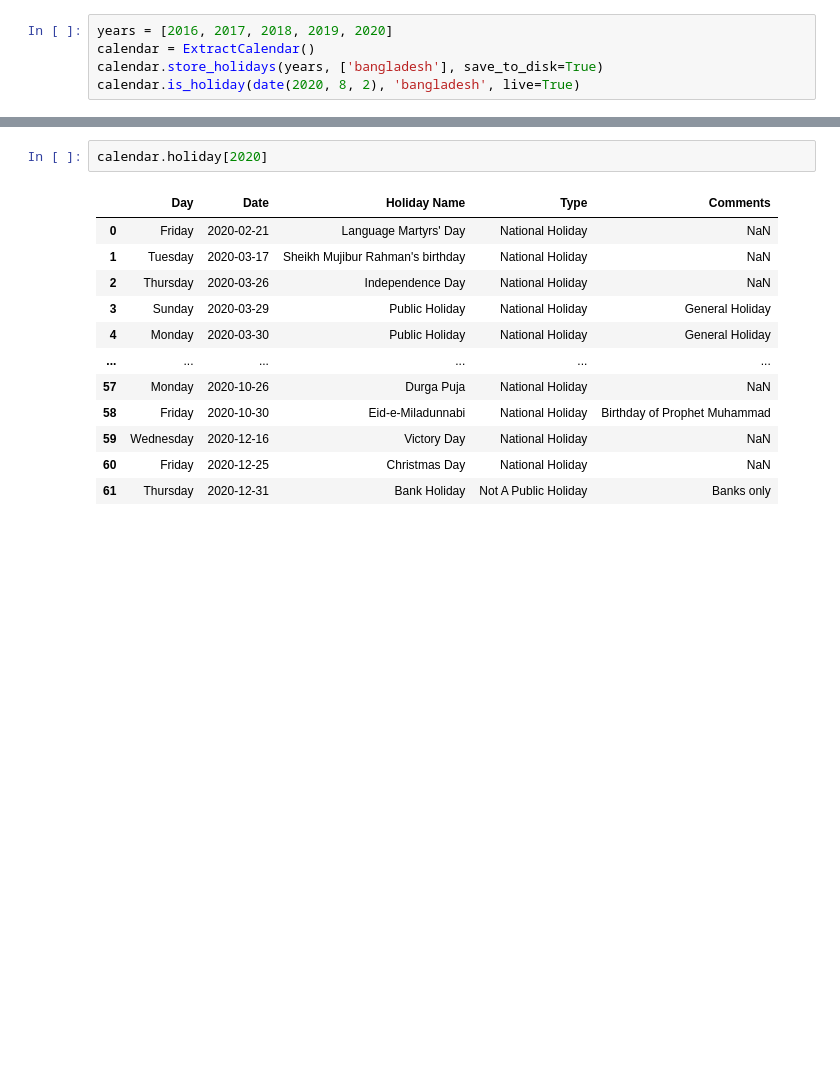
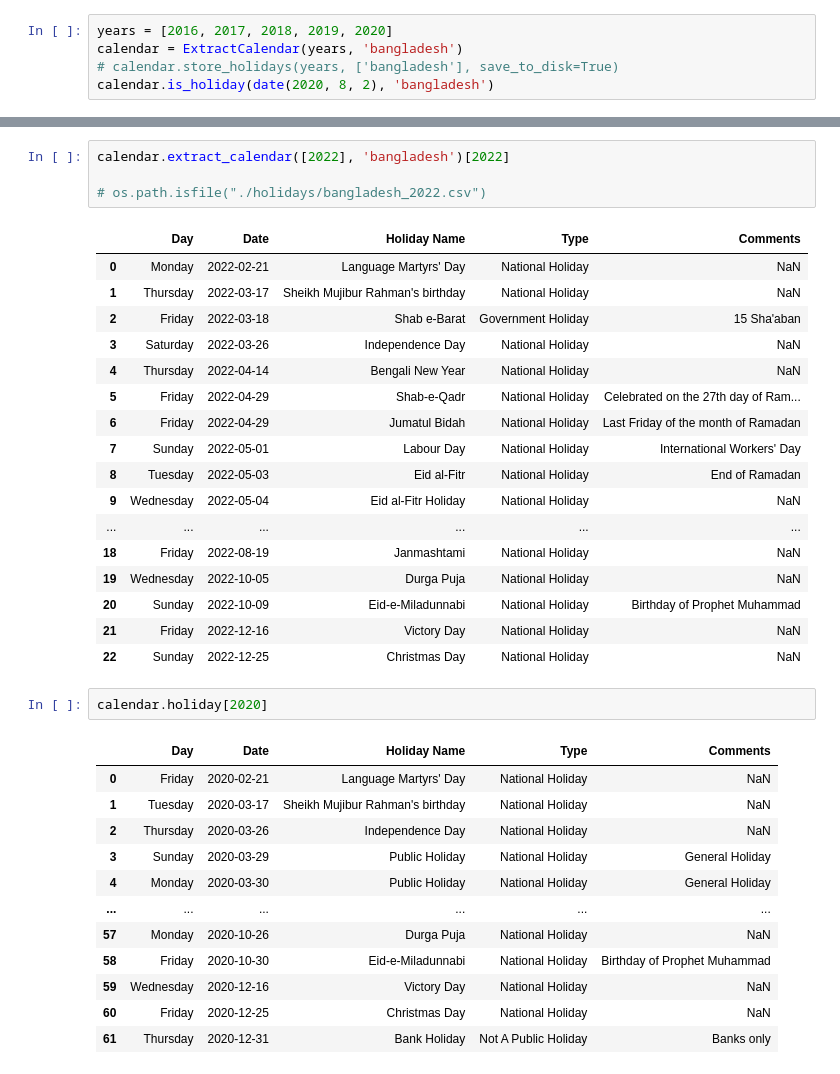
Before and after one commit to shadman-shahid/item-tokenization-model, a Jupyter notebook: test_db.ipynb, the cells around one changed output, grey strips where cells are left out. Saved outputs shown, nothing was run; the diff lists cells and outputs as text; blank space fills up the shorter version.

```diff
--- a/test_db.ipynb
+++ b/test_db.ipynb
@@ -4,6 +10,6 @@ from datetime import date
 # %%
 years = [2016, 2017, 2018, 2019, 2020]
-calendar = ExtractCalendar()
-calendar.store_holidays(years, ['bangladesh'], save_to_disk=True)
-calendar.is_holiday(date(2020, 8, 2), 'bangladesh', live=True)
+calendar = ExtractCalendar(years, 'bangladesh')
+# calendar.store_holidays(years, ['bangladesh'], save_to_disk=True)
+calendar.is_holiday(date(2020, 8, 2), 'bangladesh')
 # %% [output]
@@ -14,3 +17,25 @@ False
+# %%
+calendar.extract_calendar([2022], 'bangladesh')[2022]
+
+# os.path.isfile("./holidays/bangladesh_2022.csv")
+# %% [output]
+|  | Day | Date | Holiday Name | Type | Comments |
+| 0 | Monday | 2022-02-21 | Language Martyrs' Day | National Holiday | NaN |
+| 1 | Thursday | 2022-03-17 | Sheikh Mujibur Rahman's birthday | National Holiday | NaN |
+| 2 | Friday | 2022-03-18 | Shab e-Barat | Government Holiday | 15 Sha'aban |
+| 3 | Saturday | 2022-03-26 | Independence Day | National Holiday | NaN |
+| 4 | Thursday | 2022-04-14 | Bengali New Year | National Holiday | NaN |
+| 5 | Friday | 2022-04-29 | Shab-e-Qadr | National Holiday | Celebrated on the 27th day of Ram... |
+| 6 | Friday | 2022-04-29 | Jumatul Bidah | National Holiday | Last Friday of the month of Ramadan |
+| 7 | Sunday | 2022-05-01 | Labour Day | National Holiday | International Workers' Day |
+| 8 | Tuesday | 2022-05-03 | Eid al-Fitr | National Holiday | End of Ramadan |
+| 9 | Wednesday | 2022-05-04 | Eid al-Fitr Holiday | National Holiday | NaN |
+| ... | ... | ... | ... | ... | ... |
+| 18 | Friday | 2022-08-19 | Janmashtami | National Holiday | NaN |
+| 19 | Wednesday | 2022-10-05 | Durga Puja | National Holiday | NaN |
+| 20 | Sunday | 2022-10-09 | Eid-e-Miladunnabi | National Holiday | Birthday of Prophet Muhammad |
+| 21 | Friday | 2022-12-16 | Victory Day | National Holiday | NaN |
+| 22 | Sunday | 2022-12-25 | Christmas Day | National Holiday | NaN |
 # %%
 calendar.holiday[2020]
 # %% [output]
```
Also changed, not shown: parts of 3 cells of this notebook, 3 other files.
